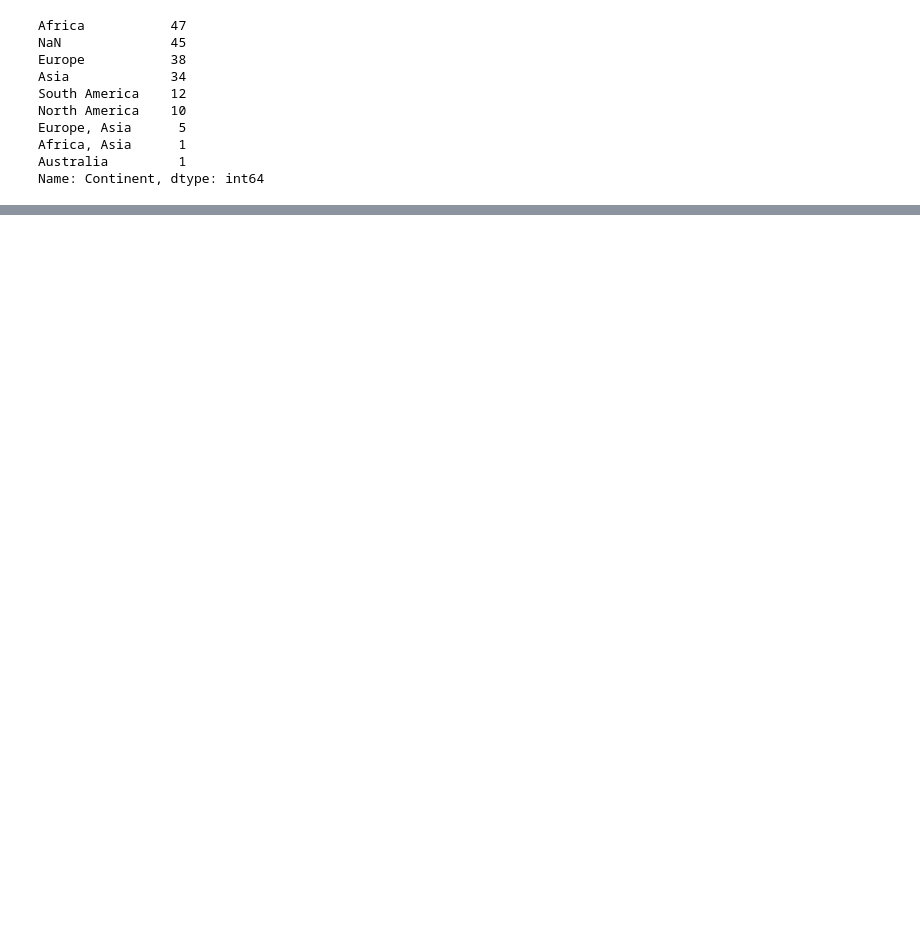
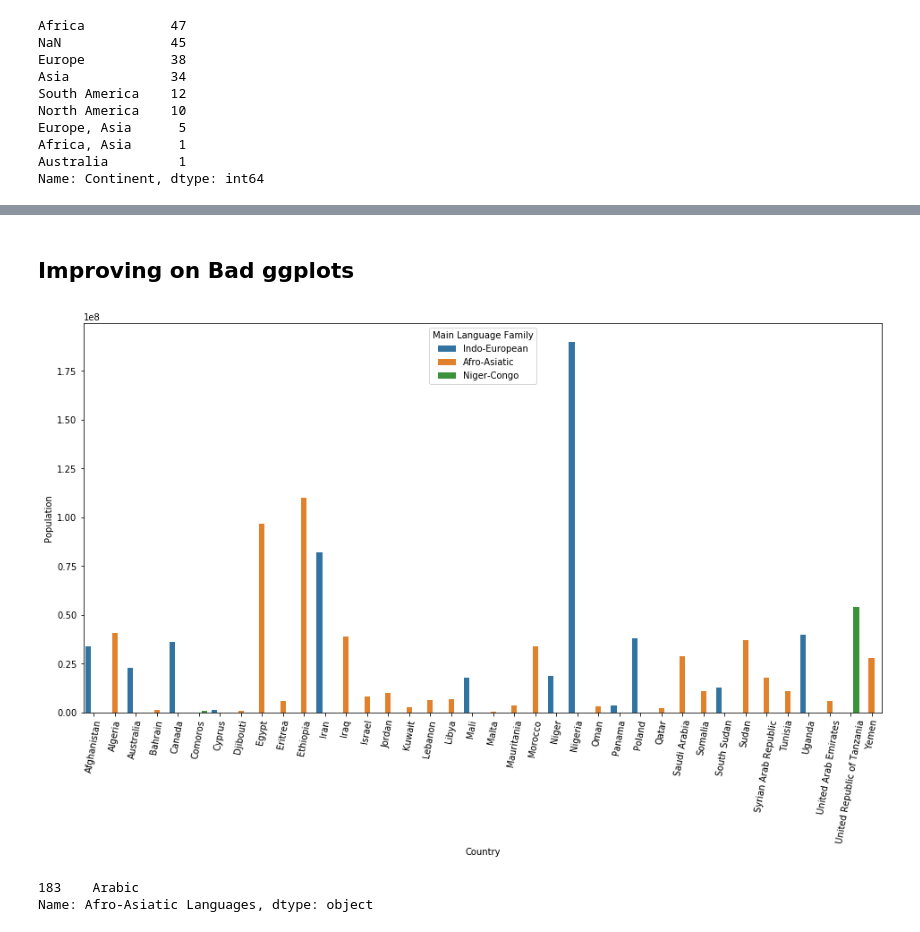
Before and after one commit to gadamico/International-Demographic, a Jupyter notebook: int_demog.ipynb, the cells around one changed output, grey strips where cells are left out. Saved outputs shown, nothing was run; the diff lists cells and outputs as text; code cells hidden in the pictures; blank space fills up the shorter version.

```diff
--- a/int_demog.ipynb
+++ b/int_demog.ipynb
@@ -275,3 +277,21 @@ px.choropleth(locations=data['Country'],
               height=400)
 # %% [output]
 [interactive output not drawn]
+# %% [markdown]
+## Improving on Bad ggplots
+# %%
+aa = data[~data['Afro-Asiatic Languages'].isna()]
+# %%
+fig, ax = plt.subplots(figsize=(16, 8))
+
+sns.barplot(data = aa, y='Population', x='Country',
+            hue='Main Language Family', ax=ax)
+plt.xticks(rotation=80)
+plt.savefig();
+# %% [output]
+[figure, added]
+# %%
+aa[aa['Country'] == 'United Republic of Tanzania']['Afro-Asiatic Languages']
+# %% [output]
+183    Arabic
+Name: Afro-Asiatic Languages, dtype: object
```
Also changed, not shown: parts of 1 cell of this notebook, 1 other file.
